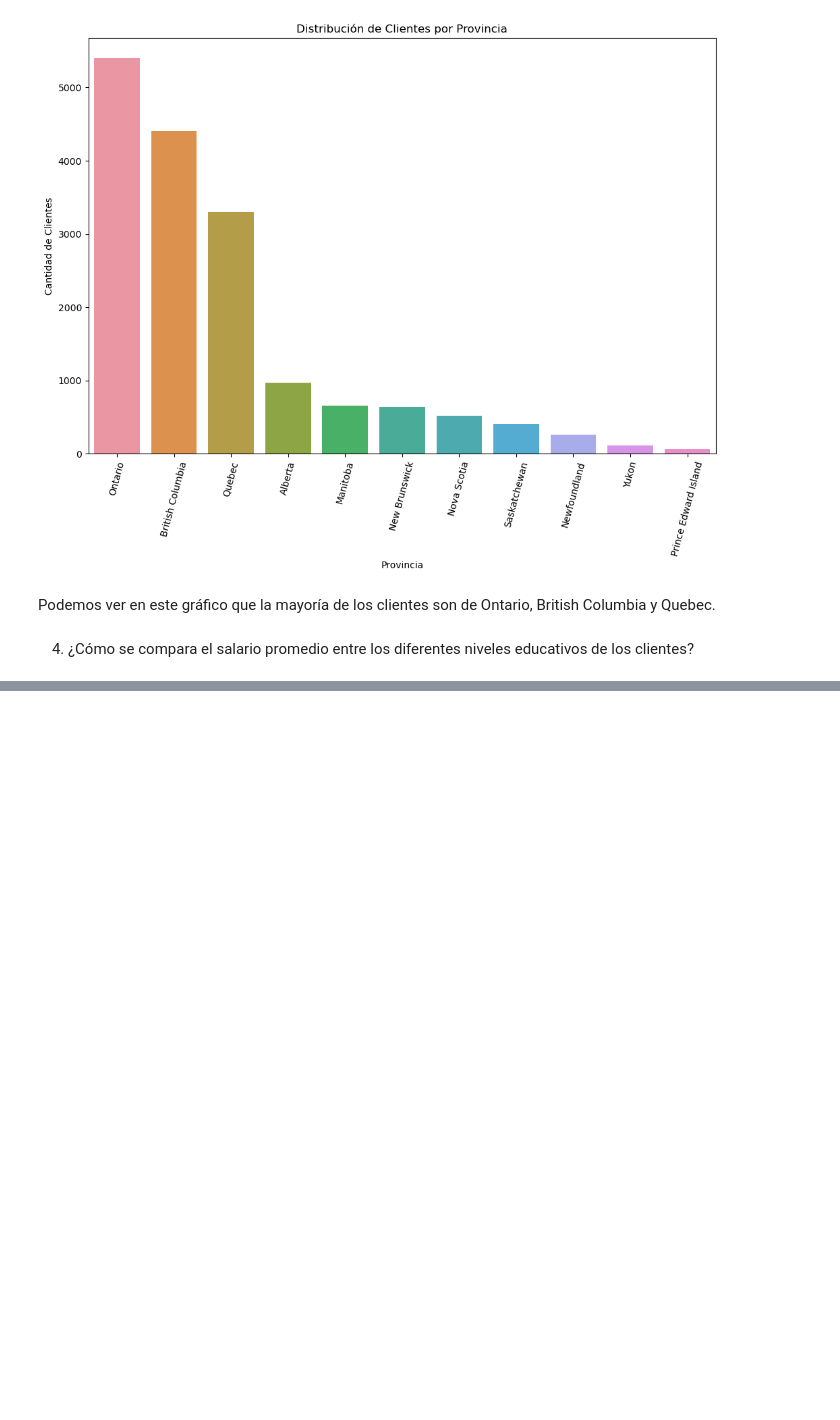
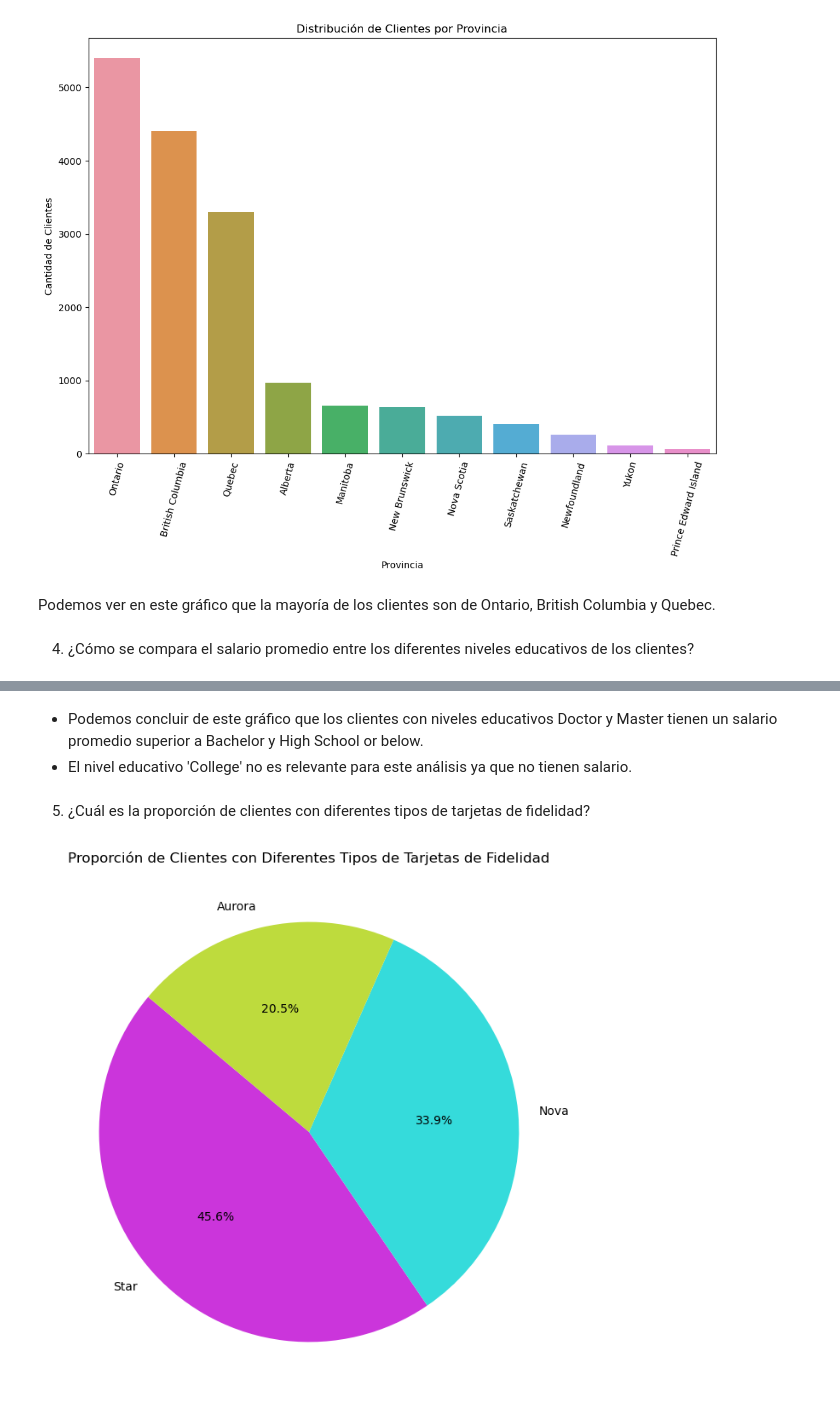
Before and after one commit to Adalab/bda-modulo-3-evaluacion-final-MaPitelli, a Jupyter notebook: jupyters/phase_2.ipynb, the cells around one changed output, grey strips where cells are left out. Cells and saved outputs as stored; diff of their text form; code cells hidden in the pictures; blank space fills up the shorter version.

```diff
--- a/jupyters/phase_2.ipynb
+++ b/jupyters/phase_2.ipynb
@@ -238,0 +260,22 @@ Podemos ver en este gráfico que la mayoría de los clientes son de Ontario, Bri
+# %% [markdown]
+* Podemos concluir de este gráfico que los clientes con niveles educativos Doctor y Master tienen un salario promedio superior a Bachelor y High School or below.
+* El nivel educativo 'College' no es relevante para este análisis ya que no tienen salario.
+# %% [markdown]
+5. ¿Cuál es la proporción de clientes con diferentes tipos de tarjetas de fidelidad?
+# %%
+# Contamos el número de clientes para cada tipo de tarjeta de fidelidad
+loyalty_card_counts = df_history['loyalty_card'].value_counts()
+
+# Configuración del tamaño de la figura
+plt.figure(figsize=(8, 8))
+
+# Creamos el gráfico pieplot
+plt.pie(loyalty_card_counts, labels=loyalty_card_counts.index, autopct='%1.1f%%', startangle=140, colors=['#CB35DB', '#35DBDB', '#BEDB3D'])
+
+# Añadir un título
+plt.title('Proporción de Clientes con Diferentes Tipos de Tarjetas de Fidelidad')
+
+# Mostrar el gráfico
+plt.show()
+# %% [output]
+[figure, added]
```
Also changed, not shown: parts of 8 cells of this notebook, 2 other files.
